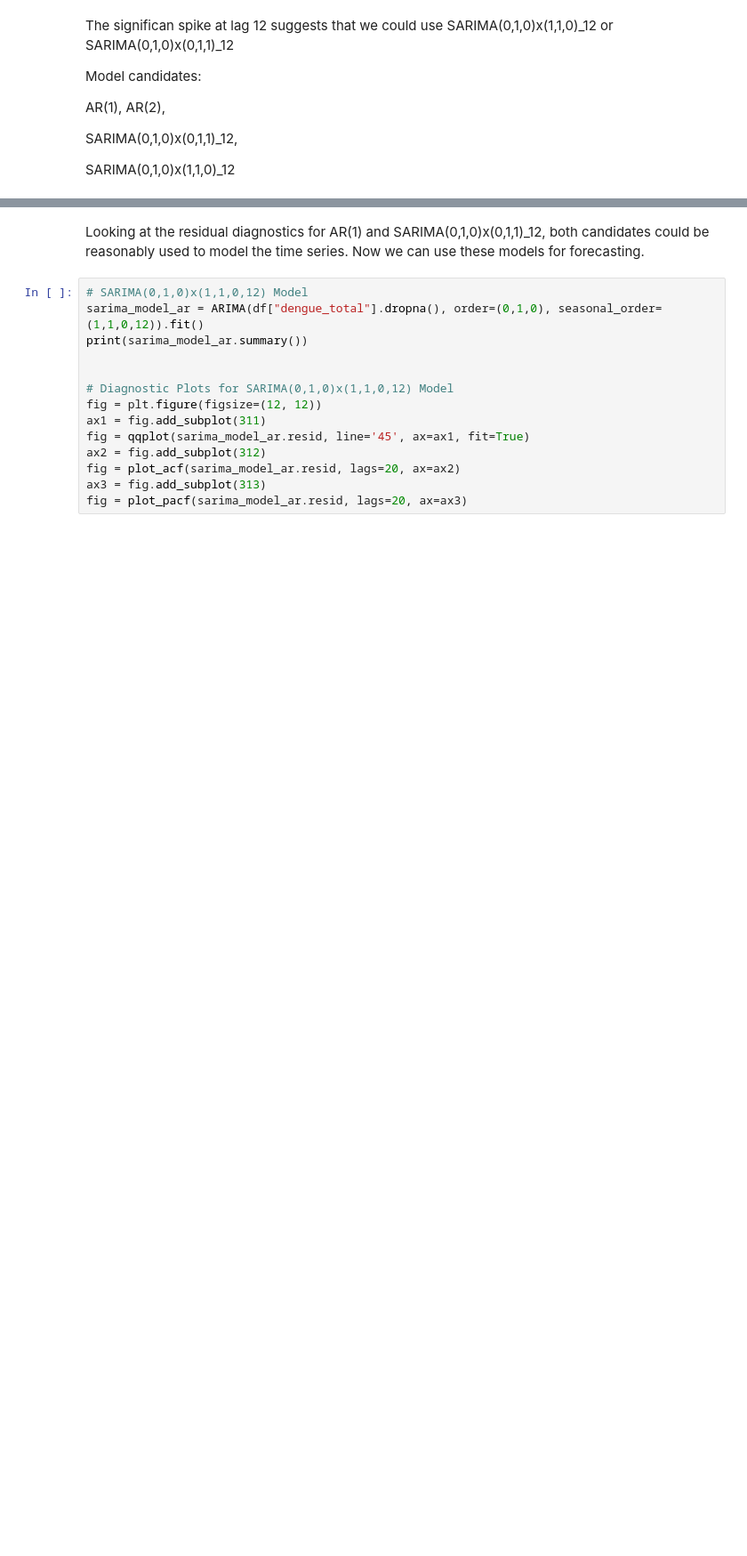
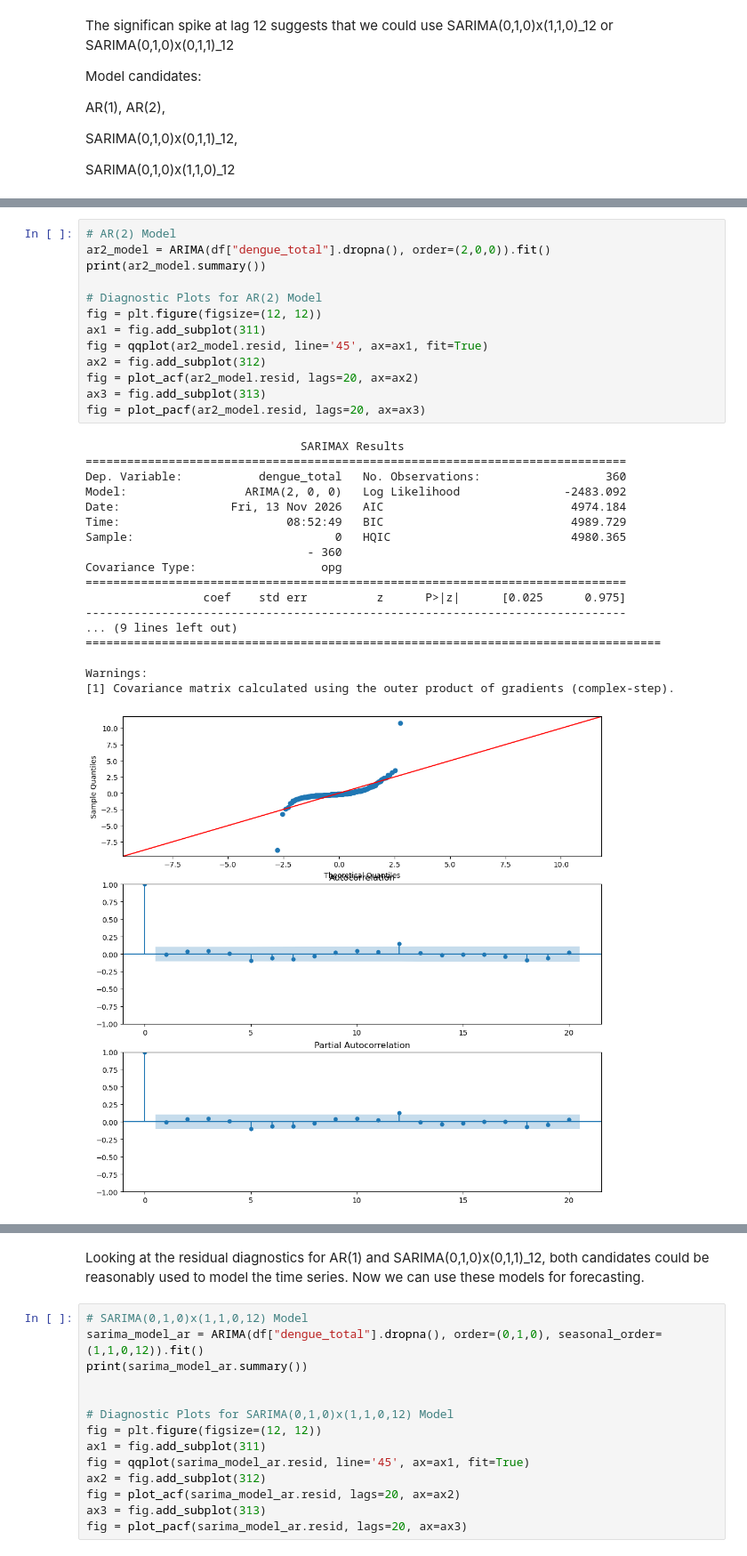
Before and after one commit to maxriback/740-Project, a Jupyter notebook: analysis/dengue_time_series.ipynb, the cells around one changed output, grey strips where cells are left out. Shown at 89% size. Cells and saved outputs as stored; diff of their text form; blank space fills up the shorter version.

```diff
--- a/analysis/dengue_time_series.ipynb
+++ b/analysis/dengue_time_series.ipynb
@@ -185,3 +185,35 @@ Warnings:
+# %%
+# AR(2) Model
+ar2_model = ARIMA(df["dengue_total"].dropna(), order=(2,0,0)).fit()
+print(ar2_model.summary())
+
+# Diagnostic Plots for AR(2) Model
+fig = plt.figure(figsize=(12, 12))
+ax1 = fig.add_subplot(311)
+fig = qqplot(ar2_model.resid, line='45', ax=ax1, fit=True)
+ax2 = fig.add_subplot(312)
+fig = plot_acf(ar2_model.resid, lags=20, ax=ax2)
+ax3 = fig.add_subplot(313)
+fig = plot_pacf(ar2_model.resid, lags=20, ax=ax3)
+# %% [output]
+                               SARIMAX Results
+==============================================================================
+Dep. Variable:           dengue_total   No. Observations:                  360
+Model:                 ARIMA(2, 0, 0)   Log Likelihood               -2483.092
+Date:                Fri, 13 Nov 2026   AIC                           4974.184
+Time:                        08:52:49   BIC                           4989.729
+Sample:                             0   HQIC                          4980.365
+                                - 360
+Covariance Type:                  opg
+==============================================================================
+                 coef    std err          z      P>|z|      [0.025      0.975]
+------------------------------------------------------------------------------
+... (9 lines left out)
+===================================================================================
+
+Warnings:
+[1] Covariance matrix calculated using the outer product of gradients (complex-step).
+[figure, added]
 # %%
 # SARIMA(0,1,0)x(0,1,1,12) Model
 sarima_model_ma = ARIMA(df["dengue_total"].dropna(), order=(0,1,0), seasonal_order=(0,1,1,12)).fit()
```
Also changed, not shown: parts of 13 cells of this notebook.
